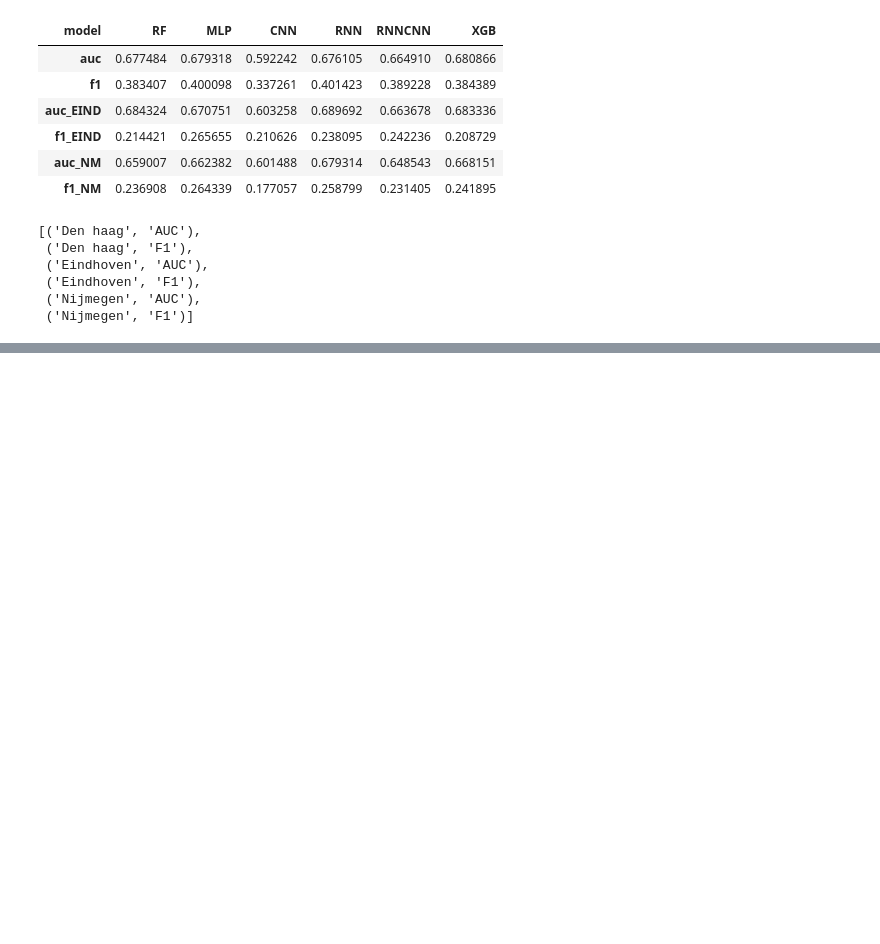
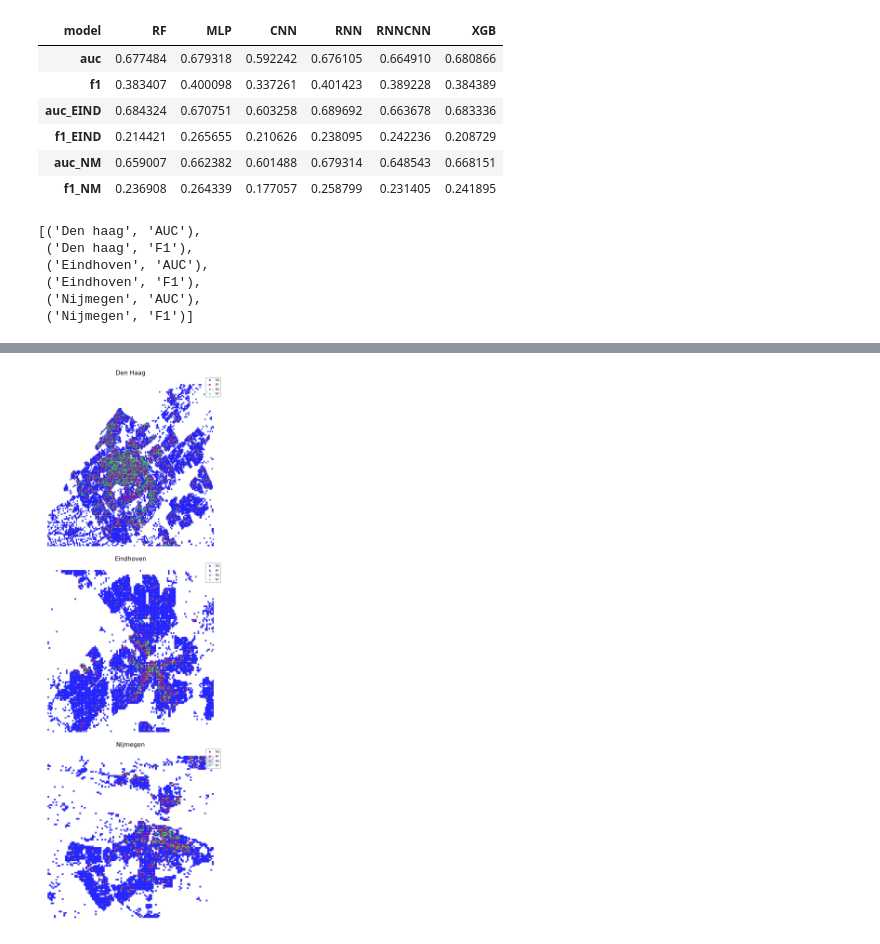
Before and after one commit to NielsvanOpstal/Thesis, a Jupyter notebook: result figures.ipynb, the cells around one changed output, grey strips where cells are left out. Saved outputs shown, nothing was run; the diff lists cells and outputs as text; code cells hidden in the pictures; blank space fills up the shorter version.

```diff
--- a/result figures.ipynb
+++ b/result figures.ipynb
@@ -64,0 +287,52 @@ NameError: name 'Y_test' is not defined
+# %%
+
+def checker(d):
+    if d["y"] == 0 and d["preds"] == 0:
+        return 0
+    if d["y"] == 0 and d["preds"] == 1:
+        return 1
+    if d["y"] == 1 and d["preds"] == 0:
+        return 2
+    if d["y"] == 1 and d["preds"] == 1:
+        return 3
+
+DH["preds"] = DHpreds
+DH["checked"] = DH.apply(checker, axis =1)
+NM["preds"] = NMpreds
+NM["checked"] = NM.apply(checker, axis =1)
+EH["preds"] = EHpreds
+EH["checked"] = EH.apply(checker, axis =1)
+# %%
+fig, ax = plt.subplots(3,1, figsize = (15,45))
+mapper = {0: "TN", 1: "FP", 2 : "FN", 3: "TP"}
+DH.plot( cmap = "brg", column = "checked", ax = ax[0], categorical=True, alpha=0.8, edgecolor = "b", legend = True, legend_kwds={"frameon" : True, "edgecolor":"black","prop":{"size":"xx-large"}})
+EH.plot( cmap = "brg", column = "checked", ax = ax[1], categorical=True, alpha=0.8, edgecolor = "b", legend = True, legend_kwds={"frameon" : True, "edgecolor":"black","prop":{"size":"xx-large"}})
+NM.plot( cmap = "brg", column = "checked", ax = ax[2], categorical=True, alpha=0.8, edgecolor = "b", legend = True, legend_kwds={"frameon" : True, "edgecolor":"black","prop":{"size":"xx-large"}})
+def replace_legend_items(legend, mapping):
+    for txt in legend.texts:
+        for k,v in mapping.items():
+            if txt.get_text() == str(k):
+                txt.set_text(v)
+
+legend = ax[0].get_legend()
+replace_legend_items(legend, mapper)
+legend = ax[1].get_legend()
+replace_legend_items(legend, mapper)
+legend = ax[2].get_legend()
+replace_legend_items(legend, mapper)
+ax[0].set_title("Den Haag", size = 35)
+ax[1].set_title("Eindhoven", size = 35)
+ax[2].set_title("Nijmegen", size = 35)
+
+ax[0].set_axis_off()
+ax[1].set_axis_off()
+ax[2].set_axis_off()
+
+ax[0].set_aspect('auto')
+ax[1].set_aspect('auto')
+ax[2].set_aspect('auto')
+fig.tight_layout()
+
+plt.savefig("../figures/errormaps.png")
+# %% [output]
+[figure, added]
```
Also changed, not shown: parts of 50 cells of this notebook, 8 other files.
